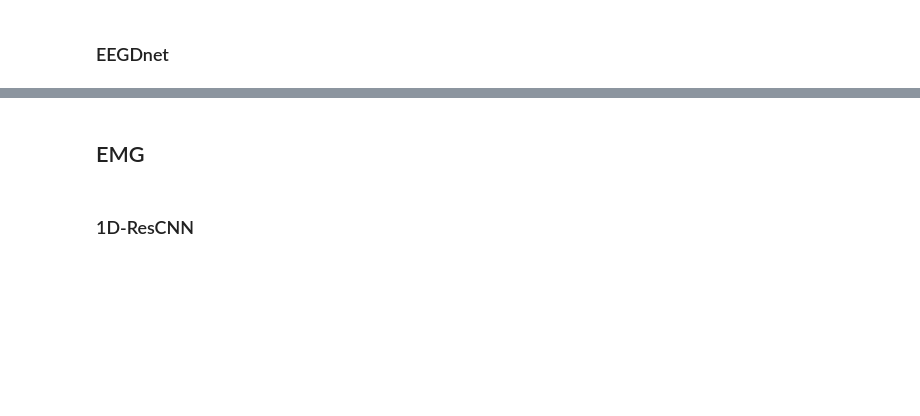
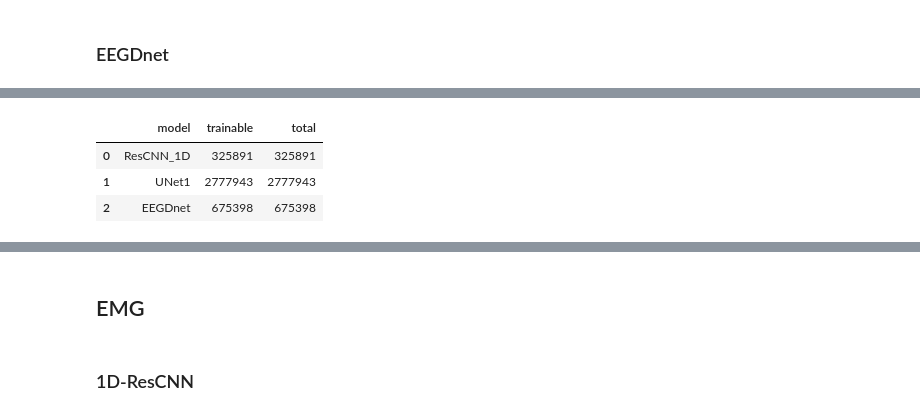
Before and after one commit to dwemer8/EEG-denoising-methods, a Jupyter notebook: EEG_denoising.ipynb, the cells around one changed output, grey strips where cells are left out. Drawn from its saved outputs; the diff is of its cells as text; code cells hidden in the pictures; blank space fills up the shorter version.

```diff
--- a/EEG_denoising.ipynb
+++ b/EEG_denoising.ipynb
@@ -946,0 +965,19 @@ to_df(results)
+# %%
+def objectName(object):
+    return str(type(object)).split(".")[-1].replace("\'>", "")
+
+n_parameters = {"model":[], "trainable":[], "total":[]}
+for model in [ResCNN_1D_model, UNet1_model, EEGDnet_model]:
+    model_parameters = filter(lambda p: p.requires_grad, model.parameters())
+    n_trainable = sum([np.prod(p.size()) for p in model_parameters])
+    n_total = sum([np.prod(p.size()) for p in model.parameters()])
+    n_parameters["model"].append(objectName(model))
+    n_parameters["trainable"].append(n_trainable)
+    n_parameters["total"].append(n_total)
+
+pd.DataFrame(n_parameters)
+# %% [output]
+|  | model | trainable | total |
+| 0 | ResCNN_1D | 325891 | 325891 |
+| 1 | UNet1 | 2777943 | 2777943 |
+| 2 | EEGDnet | 675398 | 675398 |
```
Also changed, not shown: parts of 22 cells of this notebook.
